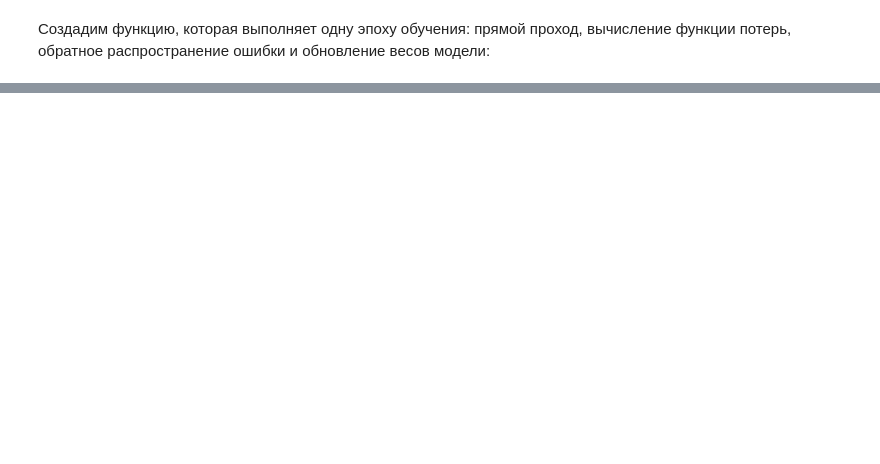
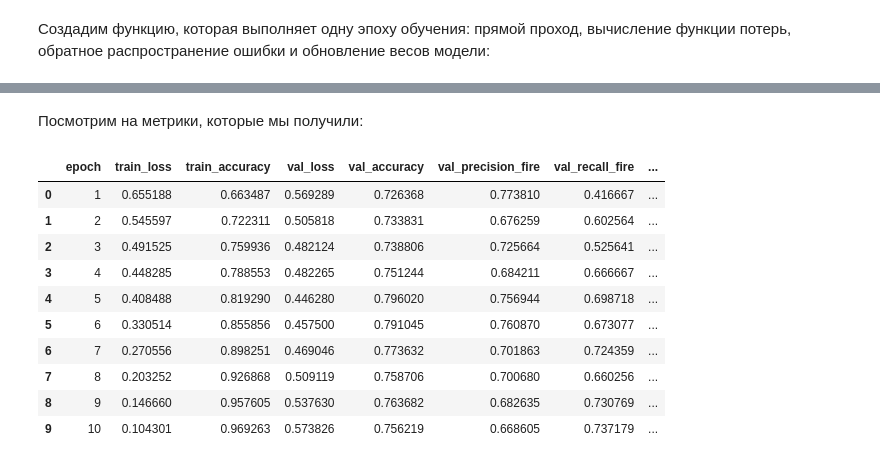
Before and after one commit to Rychal-Su/gp5, a Jupyter notebook: part2_images/wildfire_image_classification.ipynb, the cells around one changed output, grey strips where cells are left out. Saved outputs shown, nothing was run; the diff lists cells and outputs as text; code cells hidden in the pictures; blank space fills up the shorter version.

```diff
--- a/part2_images/wildfire_image_classification.ipynb
+++ b/part2_images/wildfire_image_classification.ipynb
@@ -950,0 +685,36 @@ Epoch: 3
+# %%
+# функция инференса
+def validate(model, device, val_loader, criterion):
+    model.eval()
+
+    val_loss = 0
+    correct = 0
+    y_true = []
+    y_pred = []
+
+    with torch.no_grad():
+        for data, target in val_loader:
+            data, target = data.to(device), target.to(device)
+            output = model(data)
+
+            loss = criterion(output, target)
+            val_loss += loss.item() * data.size(0)
+
+            pred = output.argmax(dim=1)
+            correct +=pred.eq(target).sum().item()
+
+            y_true.extend(target.cpu().numpy())
+            y_pred.extend(pred.cpu().numpy())
+
+    # считаем метрики по всей валидационной выборке
+    val_loss /= len(val_loader.dataset)
+    val_accuracy = correct / len(val_loader.dataset)
+
+    val_precision_fire = precision_score(y_true, y_pred, pos_label=0, zero_division=0)
+    val_recall_fire = recall_score(y_true, y_pred, pos_label=0, zero_division=0)
+    val_f1_fire = f1_score(y_true, y_pred, pos_label=0, zero_division=0)
+
+    tqdm.write('Validation set: Loss: {:.4f}, Accuracy: {:.2f}%, Precision fire: {:.4f}, Recall fire: {:.4f}, F1 fire: {:.4f}'.format(
+        val_loss, 100 * val_accuracy, val_precision_fire, val_recall_fire, val_f1_fire))
+
+    return val_loss, val_accuracy, val_precision_fire, val_recall_fire, val_f1_fire
@@ -950,0 +894,2 @@ Epoch: 3
+# %%
+baseline_model, baseline_history = run_experiment(baseline_model)
@@ -950,0 +925,18 @@ Epoch: 3
+# %% [markdown]
+Посмотрим на метрики, которые мы получили:
+# %%
+baseline_logs = pd.DataFrame(baseline_history)
+baseline_logs.insert(0, 'epoch', range(1, len(baseline_logs) + 1))
+baseline_logs
+# %% [output]
+|  | epoch | train_loss | train_accuracy | val_loss | val_accuracy | val_precision_fire | val_recall_fire | ... |
+| 0 | 1 | 0.655188 | 0.663487 | 0.569289 | 0.726368 | 0.773810 | 0.416667 | ... |
+| 1 | 2 | 0.545597 | 0.722311 | 0.505818 | 0.733831 | 0.676259 | 0.602564 | ... |
+| 2 | 3 | 0.491525 | 0.759936 | 0.482124 | 0.738806 | 0.725664 | 0.525641 | ... |
+| 3 | 4 | 0.448285 | 0.788553 | 0.482265 | 0.751244 | 0.684211 | 0.666667 | ... |
+| 4 | 5 | 0.408488 | 0.819290 | 0.446280 | 0.796020 | 0.756944 | 0.698718 | ... |
+| 5 | 6 | 0.330514 | 0.855856 | 0.457500 | 0.791045 | 0.760870 | 0.673077 | ... |
+| 6 | 7 | 0.270556 | 0.898251 | 0.469046 | 0.773632 | 0.701863 | 0.724359 | ... |
+| 7 | 8 | 0.203252 | 0.926868 | 0.509119 | 0.758706 | 0.700680 | 0.660256 | ... |
+| 8 | 9 | 0.146660 | 0.957605 | 0.537630 | 0.763682 | 0.682635 | 0.730769 | ... |
+| 9 | 10 | 0.104301 | 0.969263 | 0.573826 | 0.756219 | 0.668605 | 0.737179 | ... |
```
Also changed, not shown: parts of 59 cells of this notebook.
